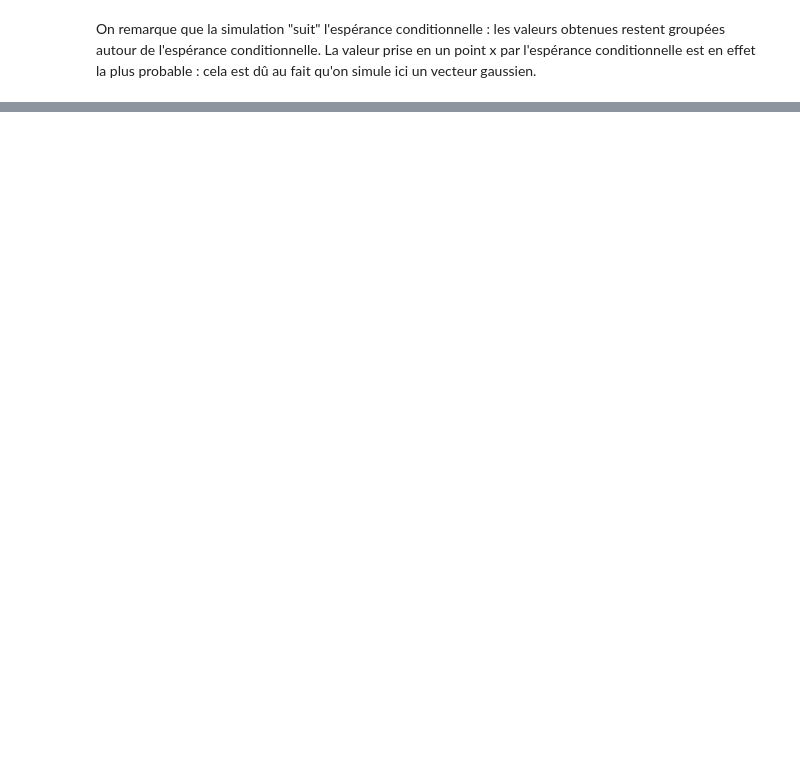
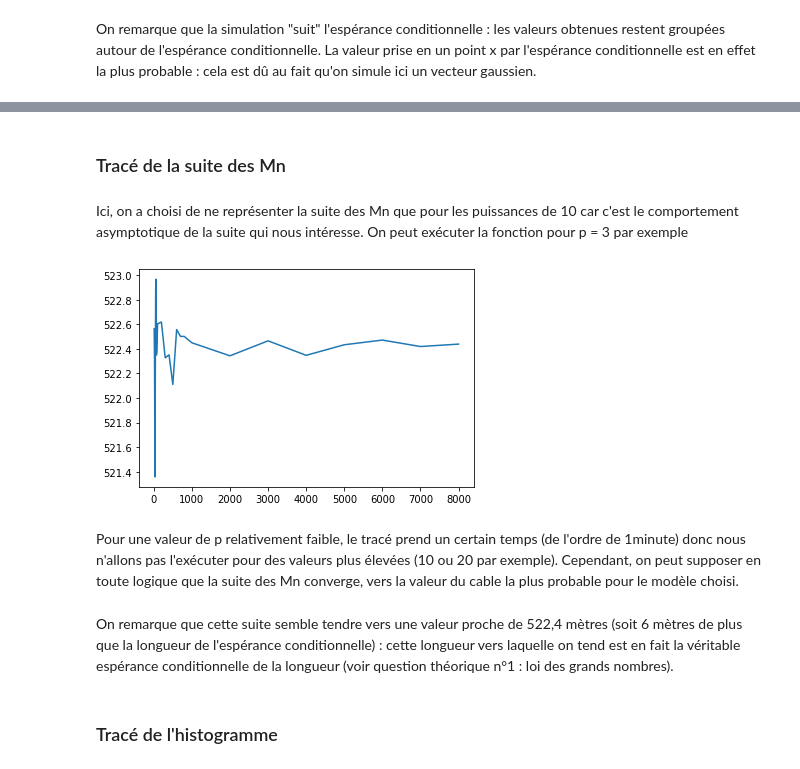
Before and after one commit to jeannebourgarel/projet_proba, a Jupyter notebook: projet_proba.ipynb, the cells around one changed output, grey strips where cells are left out. Cells and saved outputs as stored; diff of their text form; code cells hidden in the pictures; blank space fills up the shorter version.

```diff
--- a/projet_proba.ipynb
+++ b/projet_proba.ipynb
@@ -245,0 +258,16 @@ On remarque que la simulation "suit" l'espérance conditionnelle : les valeurs o
+# %%
+def longueur_cable_simulation(n, pas):
+    """fonction qui prend en argument un pas pas et un entier n et renvoie une estimation de la longueur du cable calculée à
+    partir d'une moyenne calculée sur  n simulations réalisées avec le pas passé en argument"""
+    moyenne = 0
+    for i in range (n):
+        Y=np.random.normal(0,1,95)
+        depth_inc = esp_cond + np.dot(np.linalg.cholesky(cov_cond), Y)
+        depth_tot = list(depth_inc)
+        for i in observation_indexes :
+            depth_tot = depth_tot[:i] + [depth[i//20]] + depth_tot[i:]
+        Z = np.array(depth_tot)
+        moyenne += 1/n*longueur_cable(Z, pas)
+    return moyenne
+# %%
+longueur_cable_simulation(100, Delta) #espérance conditionnelle de la longueur
@@ -245,0 +276,8 @@ On remarque que la simulation "suit" l'espérance conditionnelle : les valeurs o
+# %%
+esp_cond_tot = list(esp_cond) #espérance conditionnelle du vecteur des profondeurs inconnues à laquelle on a ajouté les proofndeurs connues
+for i in observation_indexes :
+    esp_cond_tot = esp_cond_tot[:i] + [mu] + esp_cond_tot[i:]
+
+esp_cond_tot = np.array(esp_cond_tot)
+long_esp_cond = longueur_cable(esp_cond_tot, Delta)
+print (f"longueur de l'espérance conditionnelle = {long_esp_cond}")
@@ -245,0 +290,24 @@ On remarque que la simulation "suit" l'espérance conditionnelle : les valeurs o
+# %% [markdown]
+### Tracé de la suite des Mn
+# %%
+def trace_Mn(p,pas):
+    """fonction qui prend en argument un entier p et un pas âs et représente sur un graphique la suite des moyennes des
+    longueurs de câbles pour les puissances de 10 comprises entre 0 et p et leurs multiples, calculées en fonction du pas de discrétisation"""
+    X= [k*10**i for i in range (1,p+1) for k in range (1,9)]
+    Y= [longueur_cable_simulation(x,pas) for x in X]
+    plt.clf()
+    plt.plot(X,Y)
+    plt.show()
+# %% [markdown]
+Ici, on a choisi de ne représenter la suite des Mn que pour les puissances de 10 car c'est le comportement asymptotique de la suite qui nous intéresse.
+On peut exécuter la fonction pour p = 3 par exemple
+# %%
+trace_Mn(3, Delta)
+# %% [output]
+[figure, added]
+# %% [markdown]
+Pour une valeur de p relativement faible, le tracé prend un certain temps (de l'ordre de 1minute) donc nous n'allons pas l'exécuter pour des valeurs plus élevées (10 ou 20 par exemple). Cependant, on peut supposer en toute logique que la suite des Mn converge, vers la valeur du cable la plus probable pour le modèle choisi.
+# %% [markdown]
+On remarque que cette suite semble tendre vers une valeur proche de 522,4 mètres (soit 6 mètres de plus que la longueur de l'espérance conditionnelle) : cette longueur vers laquelle on tend est en fait la véritable espérance conditionnelle de la longueur (voir question théorique n°1 : loi des grands nombres).
+# %% [markdown]
+### Tracé de l'histogramme
```
Also changed, not shown: parts of 54 cells of this notebook.
